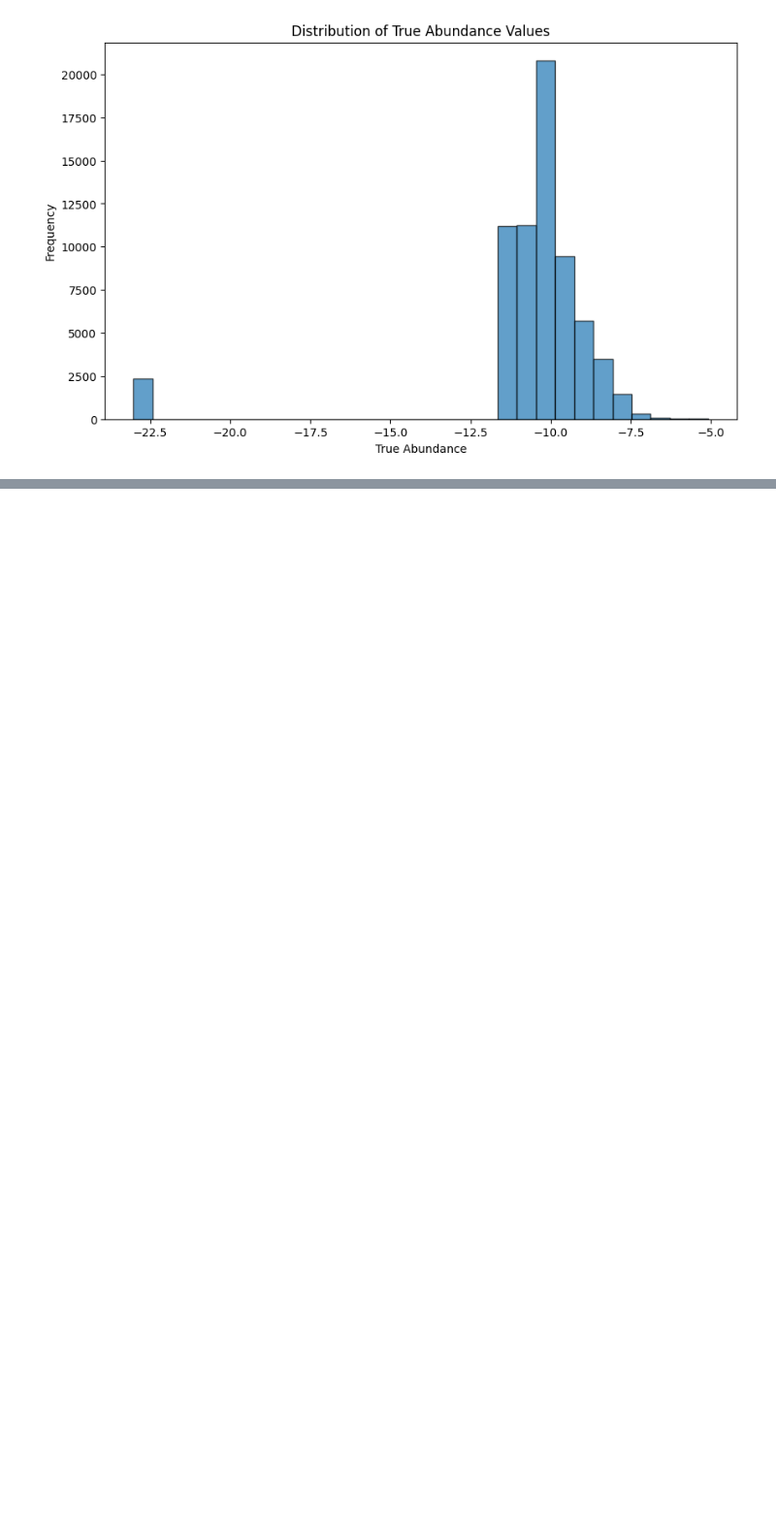
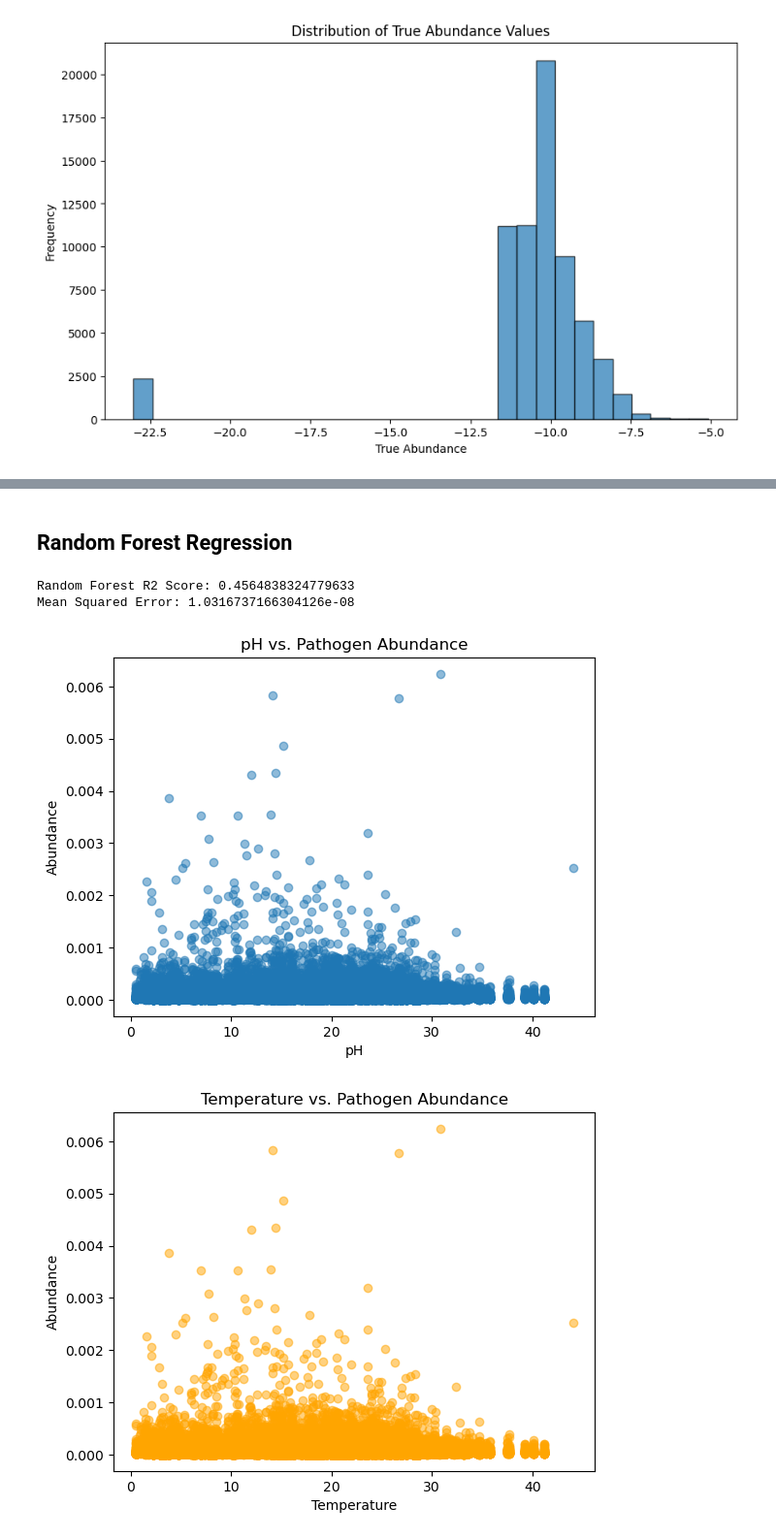
Before and after one commit to nmr2701/506-project, a Jupyter notebook: testing.ipynb, the cells around one changed output, grey strips where cells are left out. Shown at 97% size. Drawn from its saved outputs; the diff is of its cells as text; code cells hidden in the pictures; blank space fills up the shorter version.

Commit message:
tried random forest regressor on the species

```diff
--- a/testing.ipynb
+++ b/testing.ipynb
@@ -458,0 +507,44 @@ FileNotFoundError: [Errno 2] No such file or directory: 'data/species_abundance_
+# %% [markdown]
+## Random Forest Regression
+# %%
+from sklearn.ensemble import RandomForestRegressor
+from sklearn.metrics import mean_squared_error, r2_score
+
+# Train a Random Forest Regressor
+rf_model = RandomForestRegressor(n_estimators=100, random_state=42)
+rf_model.fit(X_train_scaled, y_train)
+
+# Predictions
+y_pred_rf = rf_model.predict(X_test_scaled)
+
+# Evaluate
+print("Random Forest R2 Score:", r2_score(y_test, y_pred_rf))
+print("Mean Squared Error:", mean_squared_error(y_test, y_pred_rf))
+# %% [output]
+Random Forest R2 Score: 0.4564838324779633
+Mean Squared Error: 1.0316737166304126e-08
+# %%
+# Visualization
+# To visualize the relationship between the features and predictions:
+
+# Scatter Plot (pH vs. Abundance)
+# python
+# Copy code
+import matplotlib.pyplot as plt
+
+plt.scatter(merged_data['soilTemp'], merged_data['percentage'], alpha=0.5)
+plt.xlabel('pH')
+plt.ylabel('Abundance')
+plt.title('pH vs. Pathogen Abundance')
+plt.show()
+# Scatter Plot (Temperature vs. Abundance)
+# python
+# Copy code
+plt.scatter(merged_data['soilTemp'], merged_data['percentage'], alpha=0.5, color='orange')
+plt.xlabel('Temperature')
+plt.ylabel('Abundance')
+plt.title('Temperature vs. Pathogen Abundance')
+plt.show()
+# %% [output]
+[figure, added]
+[figure, added]
```
Also changed, not shown: parts of 4 cells of this notebook, 2 other files.
